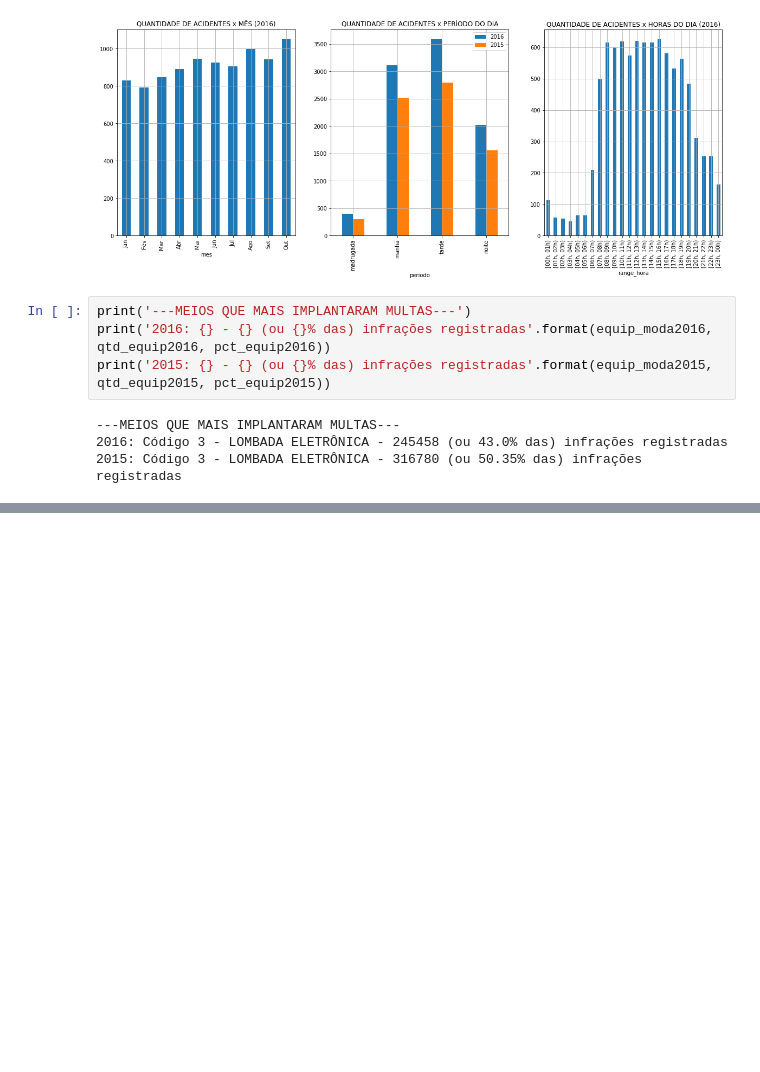
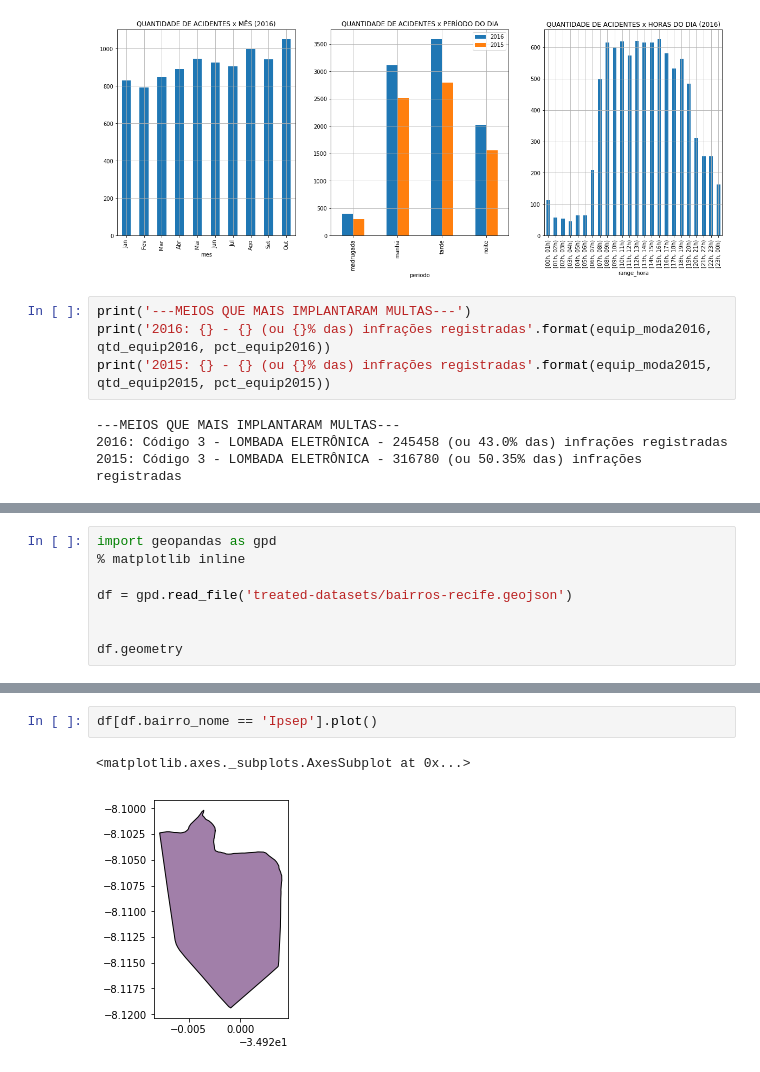
Before and after one commit to if1015-datascience-ufpe/projeto-2017-1-datascienceteam, a Jupyter notebook: 02_analises-e-resultados.ipynb, the cells around one changed output, grey strips where cells are left out. Drawn from its saved outputs; the diff is of its cells as text; blank space fills up the shorter version.

```diff
--- a/02_analises-e-resultados.ipynb
+++ b/02_analises-e-resultados.ipynb
@@ -312,0 +318,8 @@ multasXhoras2016.plot.bar(title='QUANTIDADE DE INFRAÇÕES COMETIDAS x HORAS DO
+# %%
+import geopandas as gpd
+% matplotlib inline
+
+df = gpd.read_file('treated-datasets/bairros-recife.geojson')
+
+
+df.geometry
@@ -312,0 +344,5 @@ multasXhoras2016.plot.bar(title='QUANTIDADE DE INFRAÇÕES COMETIDAS x HORAS DO
+# %%
+df[df.bairro_nome == 'Ipsep'].plot()
+# %% [output]
+<matplotlib.axes._subplots.AxesSubplot at 0x...>
+[figure, added]
```
Also changed, not shown: parts of 4 cells of this notebook.
